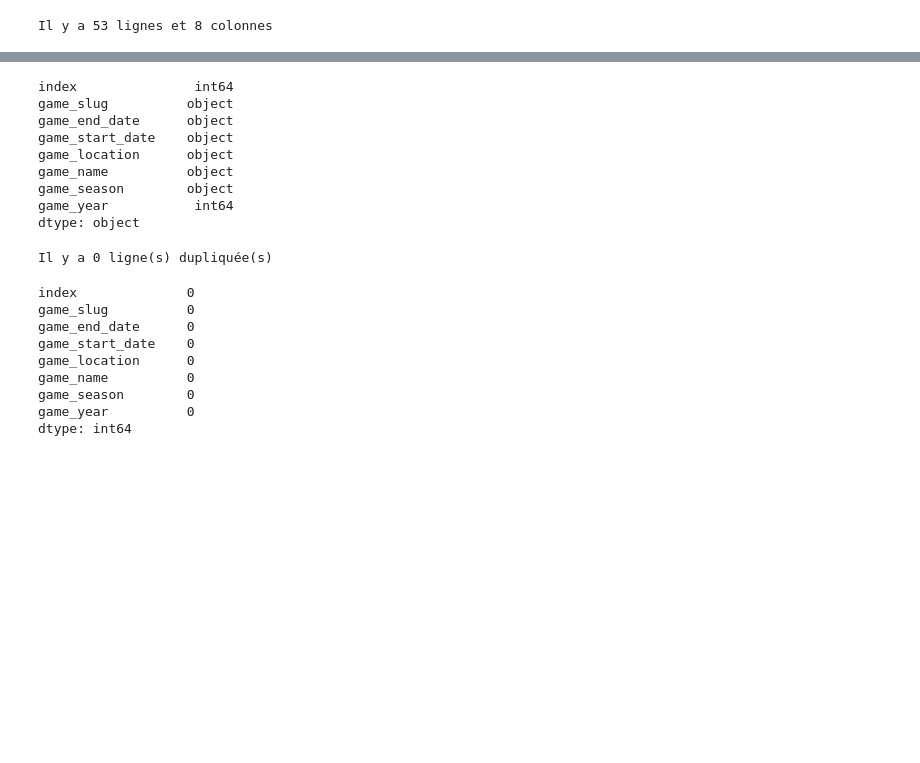
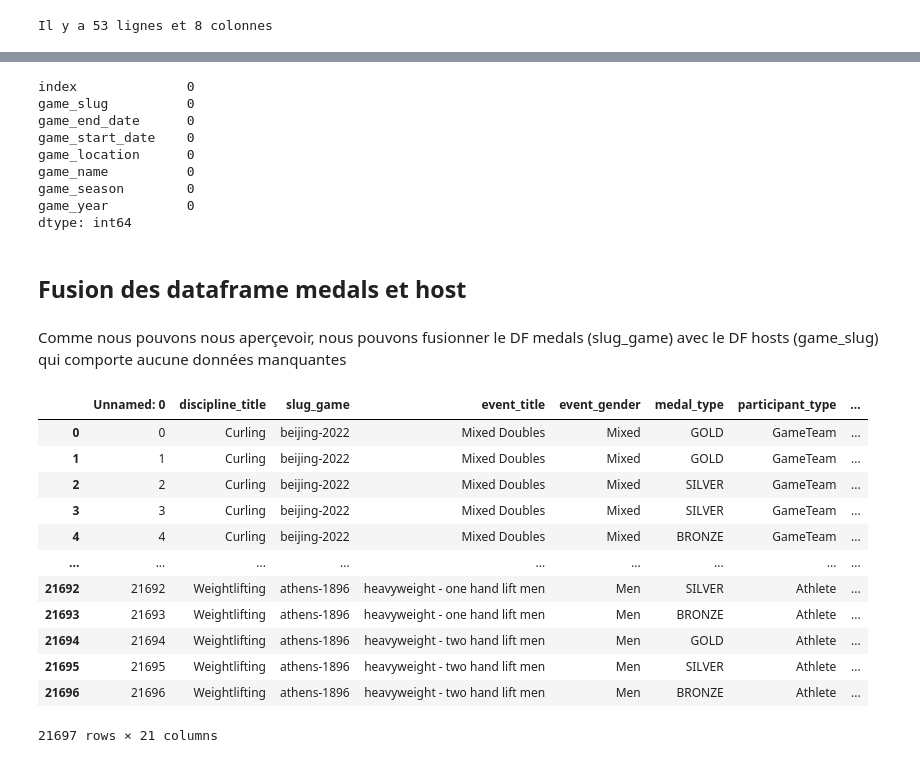
Before and after one commit to IsianDreemrr/HackathonGRP19, a Jupyter notebook: Notebook/Antoine/hackathon_jo2024.ipynb, the cells around one changed output, grey strips where cells are left out. Drawn from its saved outputs; the diff is of its cells as text; code cells hidden in the pictures; blank space fills up the shorter version.

Commit message:
analyse + clean data (in progress)

```diff
--- a/Notebook/Antoine/hackathon_jo2024.ipynb
+++ b/Notebook/Antoine/hackathon_jo2024.ipynb
@@ -219,31 +224,37 @@ Il y a 53 lignes et 8 colonnes
 # %%
-# Afficher le type de données dans chaque colonne
-df_xml.dtypes
+# Afficher le nombre de données manquantes pour chaque colonne
+df_hosts.isnull().sum()
 # %% [output]
-index               int64
-game_slug          object
-game_end_date      object
-game_start_date    object
-game_location      object
-game_name          object
-game_season        object
-game_year           int64
-dtype: object
+index              0
+game_slug          0
+game_end_date      0
+game_start_date    0
+game_location      0
+game_name          0
+game_season        0
+game_year          0
+dtype: int64
-# %%
-# Y a-t'il des lignes dupliquée ? Si oui, les supprimer
-print('Il y a ' + str(df_xml.duplicated().sum()) + ' ligne(s) dupliquée(s)')
-# %% [output]
-Il y a 0 ligne(s) dupliquée(s)
-# %%
-# Afficher le nombre de données manquantes pour chaque colonne
-df_xml.isnull().sum()
-# %% [output]
-index              0
-game_slug          0
-game_end_date      0
-game_start_date    0
-game_location      0
-game_name          0
-game_season        0
-game_year          0
-dtype: int64
+# %% [markdown]
+## Fusion des dataframe medals et host
+# %% [markdown]
+Comme nous pouvons nous aperçevoir, nous pouvons fusionner le DF medals (slug_game) avec le DF hosts (game_slug) qui comporte aucune données manquantes
+# %%
+# Fusionner les deux DataFrames en utilisant les colonnes communes
+# df_merged = pd.merge(df_medals, df_hosts, left_on='slug_game', right_on='game_slug', how='inner')
+
+# Afficher le DataFrame fusionné
+df_merged
+# %% [output]
+|  | Unnamed: 0 | discipline_title | slug_game | event_title | event_gender | medal_type | participant_type | ... |
+| 0 | 0 | Curling | beijing-2022 | Mixed Doubles | Mixed | GOLD | GameTeam | ... |
+| 1 | 1 | Curling | beijing-2022 | Mixed Doubles | Mixed | GOLD | GameTeam | ... |
+| 2 | 2 | Curling | beijing-2022 | Mixed Doubles | Mixed | SILVER | GameTeam | ... |
+| 3 | 3 | Curling | beijing-2022 | Mixed Doubles | Mixed | SILVER | GameTeam | ... |
+| 4 | 4 | Curling | beijing-2022 | Mixed Doubles | Mixed | BRONZE | GameTeam | ... |
+| ... | ... | ... | ... | ... | ... | ... | ... | ... |
+| 21692 | 21692 | Weightlifting | athens-1896 | heavyweight - one hand lift men | Men | SILVER | Athlete | ... |
+| 21693 | 21693 | Weightlifting | athens-1896 | heavyweight - one hand lift men | Men | BRONZE | Athlete | ... |
+| 21694 | 21694 | Weightlifting | athens-1896 | heavyweight - two hand lift men | Men | GOLD | Athlete | ... |
+| 21695 | 21695 | Weightlifting | athens-1896 | heavyweight - two hand lift men | Men | SILVER | Athlete | ... |
+| 21696 | 21696 | Weightlifting | athens-1896 | heavyweight - two hand lift men | Men | BRONZE | Athlete | ... |
+21697 rows × 21 columns
```
Also changed, not shown: parts of 46 cells of this notebook.
